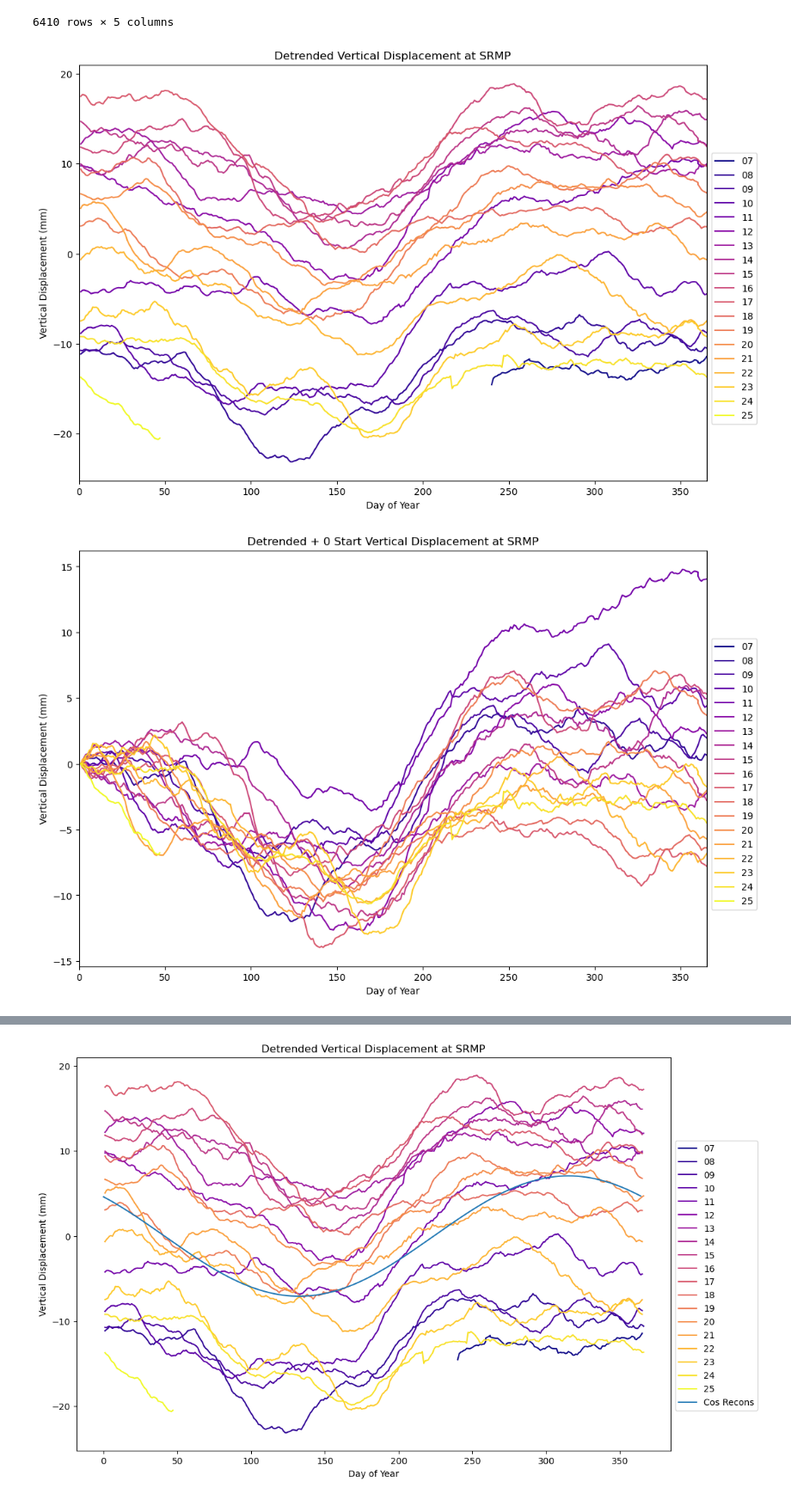
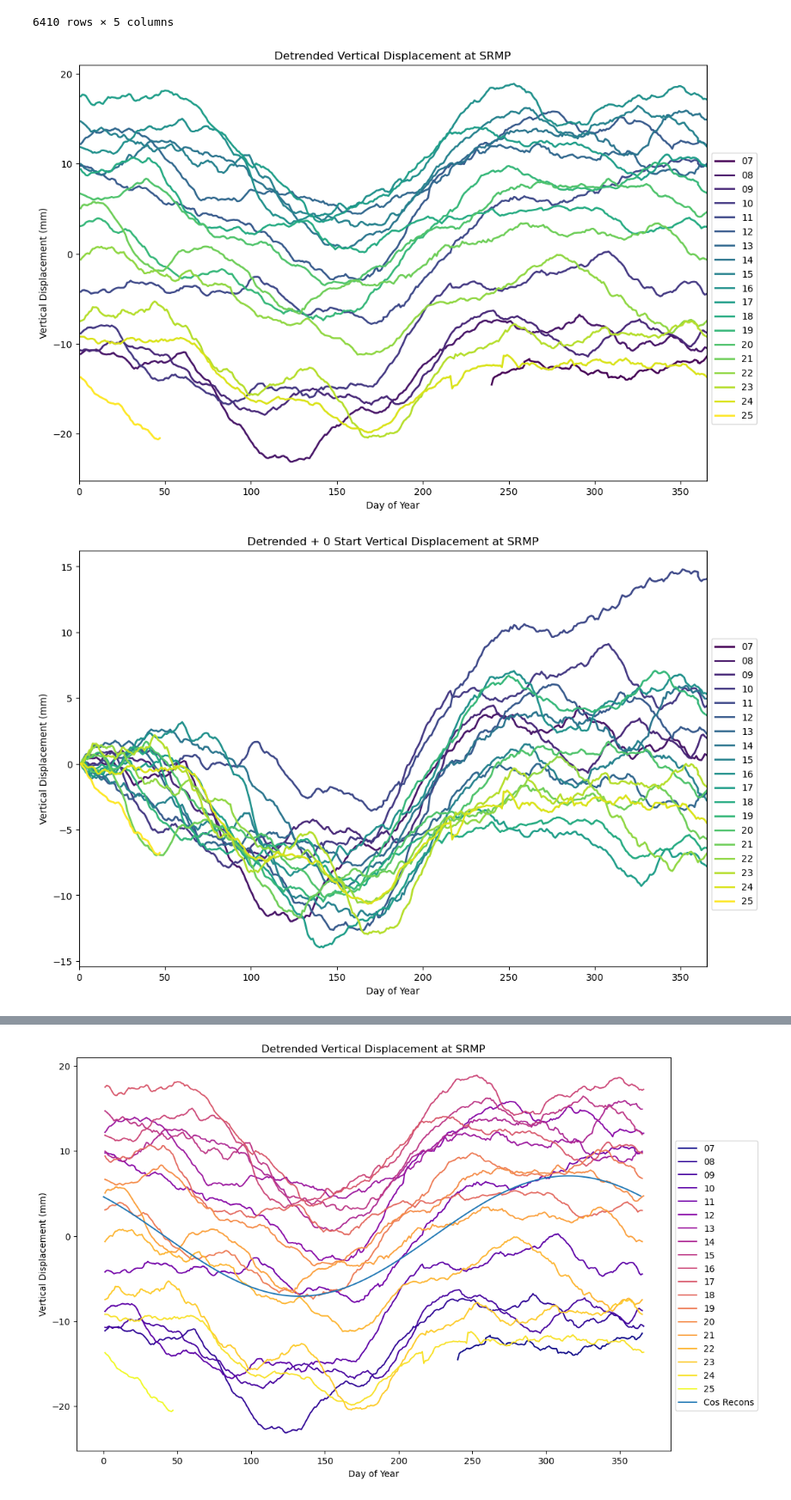
Before and after one commit to diegorvar/signal-processing-enu, a Jupyter notebook: VisualizationDaily.ipynb, the cells around one changed output, grey strips where cells are left out. Shown at 86% size. Saved outputs shown, nothing was run; the diff lists cells and outputs as text; code cells hidden in the pictures.

```diff
--- a/VisualizationDaily.ipynb
+++ b/VisualizationDaily.ipynb
@@ -277,34 +277,3 @@ for station_name in StationMetaData.station:
   → File not found for station THU3. Skipping.
   → Skipping NUNA: continuous segment too short.
   → File not found for station KSUT. Skipping.
-# %%
-station = 'SRMP'
-climatology_daily = pd.read_csv('/Users/dlugardo/Documents/GitHub/signal-processing-enu/LTM/files/' + station + '_Daily30RollingLTM.csv')
-
-fig, axs = plt.subplots(3, 1, figsize=(20, 8))
-Time_months = ['Jan','Feb','Mar','Apr','May','Jun','Jul','Aug','Sep','Oct','Nov','Dec']
-#month_ticks = [f'{month:02d}-01' for month in range(1, 13)]
-
-axs[0].plot(climatology_daily['month_day'],climatology_daily['east'])
-axs[0].fill_between(climatology_daily['month_day'], climatology_daily['east'] - climatology_daily['east_sd'], climatology_daily['east'] + climatology_daily['east_sd'], alpha=0.2)
-
-axs[1].plot(climatology_daily.index,climatology_daily['north'])
-axs[1].fill_between(climatology_daily['month_day'], climatology_daily['north'] - climatology_daily['north_sd'], climatology_daily['north'] + climatology_daily['north_sd'], alpha=0.2)
-
-axs[2].plot(climatology_daily.index,climatology_daily['up'])
-axs[2].fill_between(climatology_daily['month_day'], climatology_daily['up'] - climatology_daily['up_sd'], climatology_daily['up'] + climatology_daily['up_sd'], alpha=0.2, label = '1 StDev')
-axs[2].fill_between(climatology_daily['month_day'], climatology_daily['up'] - climatology_daily['up_sd'] * 2, climatology_daily['up'] + climatology_daily['up_sd'] * 2, alpha=0.2, label = '2 StDev')
-
-for ax in axs:
-    ax.xaxis.set_major_locator(plt.MaxNLocator(20))
-    #ax.set_xticklabels(Time_months, rotation=45)
-
-axs[0].set_title('East Detrended (mm)', size = 12)
-axs[1].set_title('North Detrended (mm)', size = 12)
-axs[2].set_title('Up Detrended (mm)', size = 12)
-
-axs[2].legend()
-
-fig.suptitle(station + ' Long Term Mean (30 Days Rolled Average)', weight= 'bold', size = 16, y = 0.98, x = 0.51)
-plt.tight_layout()
-plt.show()
@@ -361,8 +388,8 @@ for n, month_day in enumerate(Time_days):
             linewidth=0.5,
             headwidth=2,         # smaller width
             headlength=2,        # smaller length
-            headaxislength=2.5
-        )
+            headaxislength=2.5)
+
         magnitude = np.sqrt(U**2 + V**2)
         #print(f"{station} @ {month}: U={U}, V={V}, Mag={magnitude}")
 
@@ -549,7 +576,8 @@ df_rolling
 # %%
 fig= plt.figure(figsize=(12,8))
 
-col = cm.get_cmap('plasma', len(np.unique(df_rolling.year)))
+years = sorted(np.unique(df_rolling.year))
+col  = cm.get_cmap('viridis', len(years))
 
 peak = []
 minima = []
@@ -562,40 +590,42 @@ plt.title('Detrended Vertical Displacement at ' + station_name)
 plt.xlim(0,365)
 
 
 for i, year in enumerate(np.unique(df_rolling.year)):
     data = df_rolling[df_rolling['year'] == str(year)]
 
     if data.shape[0] > 350:
+        years_used.append(str(year))
         a = data['up'].idxmin()
         minima.append(data['doy'][a])
 
         b = data['up'].idxmax()
         peak.append(data['doy'][b])
 
         a1 = data['up'].min()
         b1 = data['up'].max()
         amplitude.append(b1-a1)
 
-    plt.plot(data['doy'], data['up'], label = year, color = col(i), lw = 1.5)
+    plt.plot(data['doy'], data['up'], label = year, color = col(i), lw = 2)
     plt.legend(bbox_to_anchor=(1, 0.8))
     filename = ('/Users/dlugardo/Documents/GitHub/signal-processing-enu/Visualization/PlotsforAnimations/DetVerDisp_' + station_name + '_' + str(year) + '.png')
     plt.savefig(filename)
     filenames.append(filename)
 
-with imageio.get_writer('/Users/dlugardo/Documents/GitHub/signal-processing-enu/Visualization/DetVerDisp_' + station_name + '.gif', mode='I', duration=500.0) as writer:
+with imageio.get_writer('/Users/dlugardo/Documents/GitHub/signal-processing-enu/Visualization/DetVerDisp_' + station_name + '.gif', mode='I', duration=150.0) as writer:
     for filename in filenames:
         image = imageio.imread(filename)
         writer.append_data(image)
 
 peak = np.array(peak)
 minima = np.array(minima)
 amplitude = np.array(amplitude)
 # %% [output]
-[figure, old version]
+[figure, new version]
 # %%
 fig= plt.figure(figsize=(12,8))
 
-col = cm.get_cmap('plasma', len(np.unique(df_rolling.year)))
+years = sorted(np.unique(df_rolling.year))
+col  = cm.get_cmap('viridis', len(years))
 
 peak = []
 minima = []
@@ -622,13 +652,13 @@ for i, year in enumerate(np.unique(df_rolling.year)):
         b1 = data['up'].max()
         amplitude.append(b1-a1)
 
-    plt.plot(data['doy'], data['up'] - data['up'][0], label = year, color = col(i), lw = 1.5)
+    plt.plot(data['doy'], data['up'] - data['up'][0], label = year, color = col(i), lw = 2)
     plt.legend(bbox_to_anchor=(1, 0.8))
     filename = ('/Users/dlugardo/Documents/GitHub/signal-processing-enu/Visualization/PlotsforAnimations/Det0VerDisp_' + station_name + '_' + str(year) + '.png')
     plt.savefig(filename)
     filenames.append(filename)
 
-with imageio.get_writer('/Users/dlugardo/Documents/GitHub/signal-processing-enu/Visualization/Det0VerDisp_' + station_name + '.gif', mode='I', duration=500.0) as writer:
+with imageio.get_writer('/Users/dlugardo/Documents/GitHub/signal-processing-enu/Visualization/Det0VerDisp_' + station_name + '.gif', mode='I', duration=150.0) as writer:
     for filename in filenames:
         image = imageio.imread(filename)
         writer.append_data(image)
@@ -637,4 +667,4 @@ peak = np.array(peak)
 minima = np.array(minima)
 amplitude = np.array(amplitude)
 # %% [output]
-[figure, old version]
+[figure, new version]
```
Also changed, not shown: parts of 10 cells of this notebook, 40 other files.
